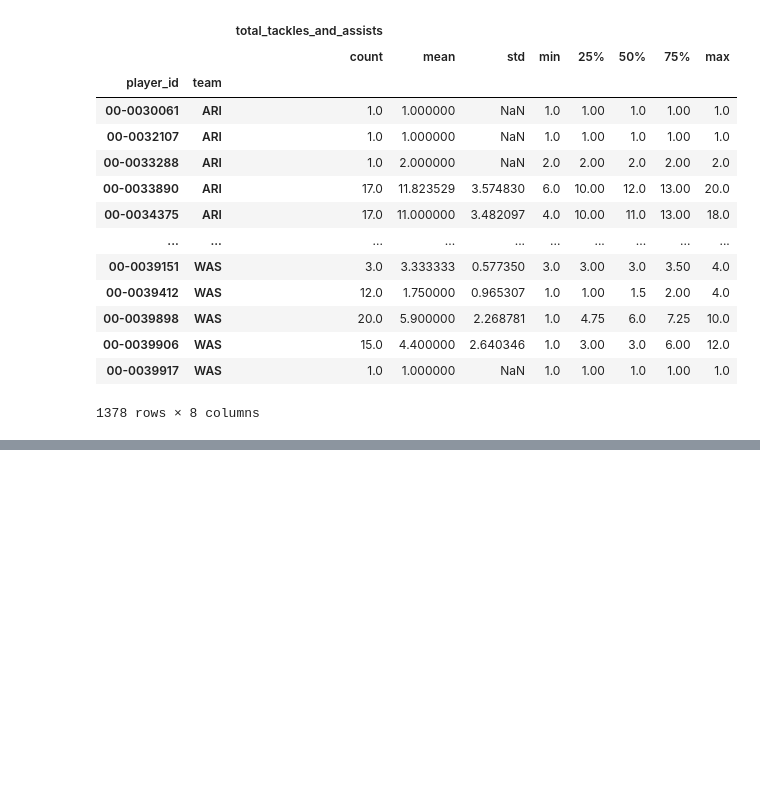
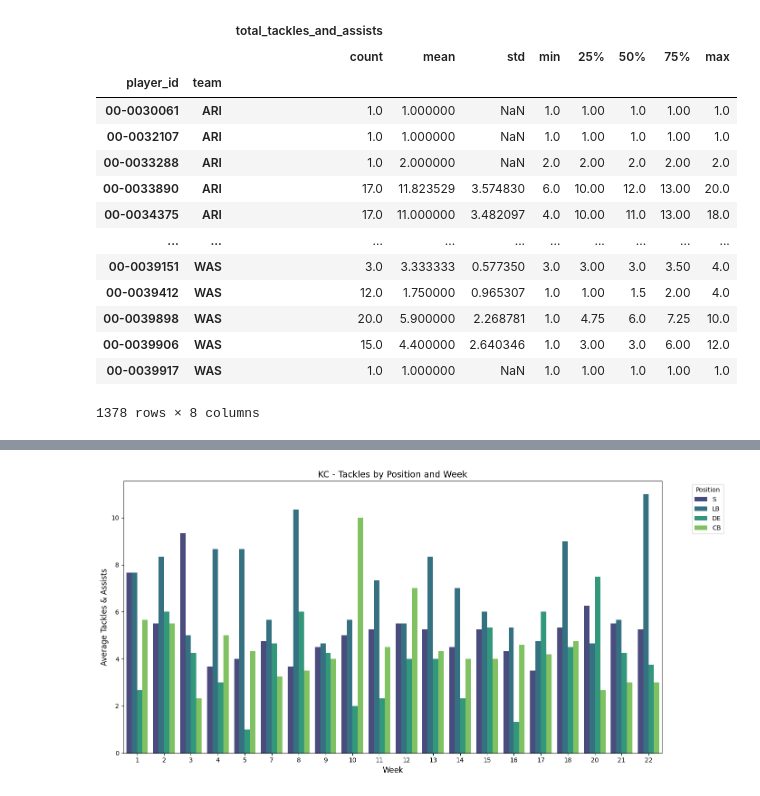
Before and after one commit to Ejaramillo1/nfl_ml_project, a Jupyter notebook: notebook/data/EDA_NFL.ipynb, the cells around one changed output, grey strips where cells are left out. Drawn from its saved outputs; the diff is of its cells as text; code cells hidden in the pictures; blank space fills up the shorter version.

```diff
--- a/notebook/data/EDA_NFL.ipynb
+++ b/notebook/data/EDA_NFL.ipynb
@@ -279,0 +476,29 @@ weekly_df_offense_filtered_2024.groupby(['player_id', 'team'])[['total_tackles_a
+# %%
+positions = ['LB', 'SS', 'S', 'CB', 'DE', 'OLV']
+teams = ['KC']
+filtered_df = weekly_df_offense_filtered_2024[
+    (weekly_df_offense_filtered_2024['position'].isin(positions)) &
+     (weekly_df_offense_filtered_2024['team'].isin(teams)) # Replace 'LB' with the position you want
+]
+
+
+
+
+plt.figure(figsize=(14, 7))
+sns.barplot(
+    data=filtered_df,
+    x='week',
+    y='total_tackles_and_assists',
+    hue='position',
+    estimator='mean',
+    errorbar=None,
+    palette='viridis'
+)
+plt.title('KC - Tackles by Position and Week', fontsize=14)
+plt.xlabel('Week', fontsize=12)
+plt.ylabel('Average Tackles & Assists', fontsize=12)
+plt.legend(title='Position', bbox_to_anchor=(1.05, 1), loc='upper left')
+plt.tight_layout()
+plt.show()
+# %% [output]
+[figure, added]
```
Also changed, not shown: parts of 16 cells of this notebook.
